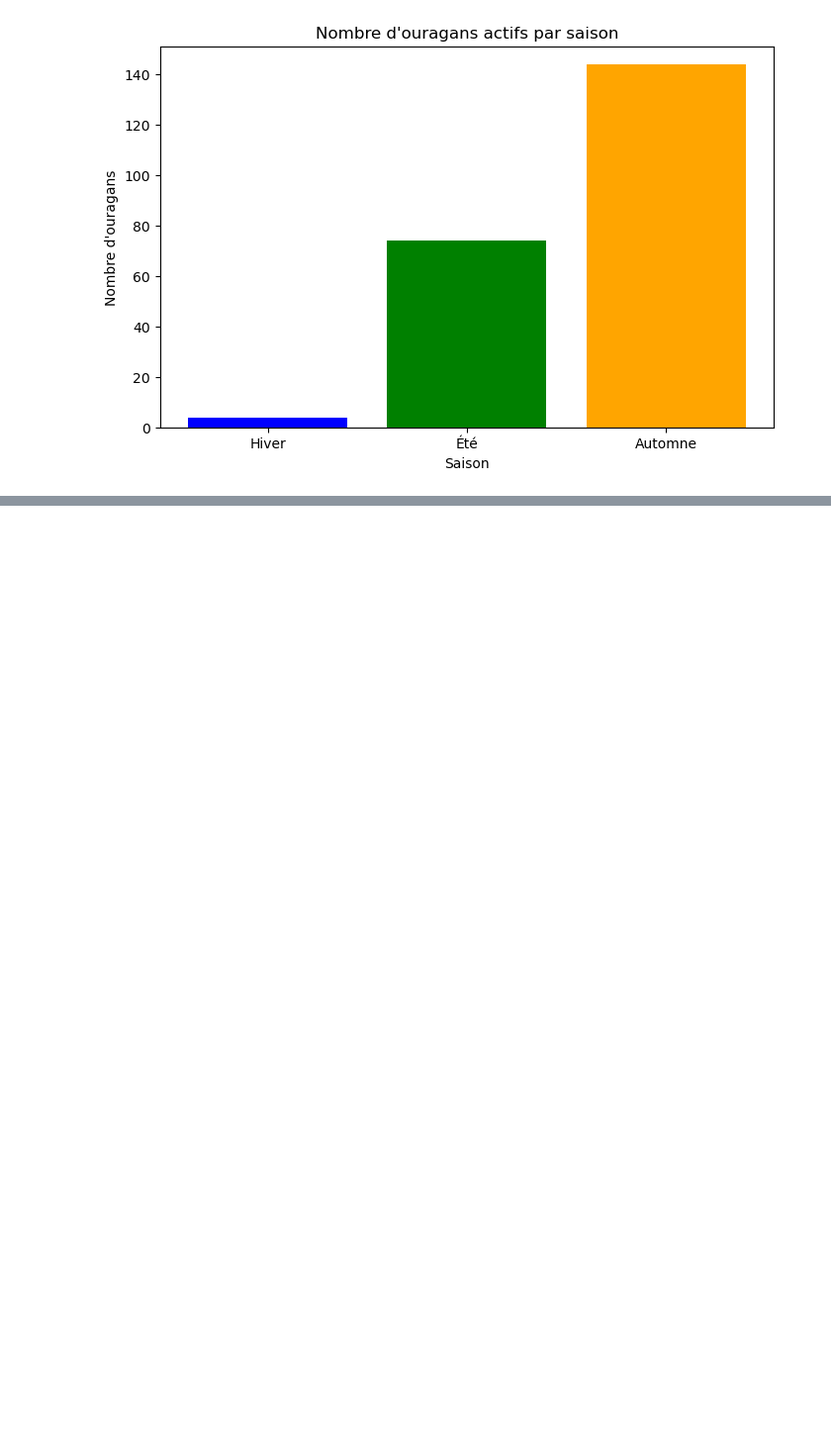
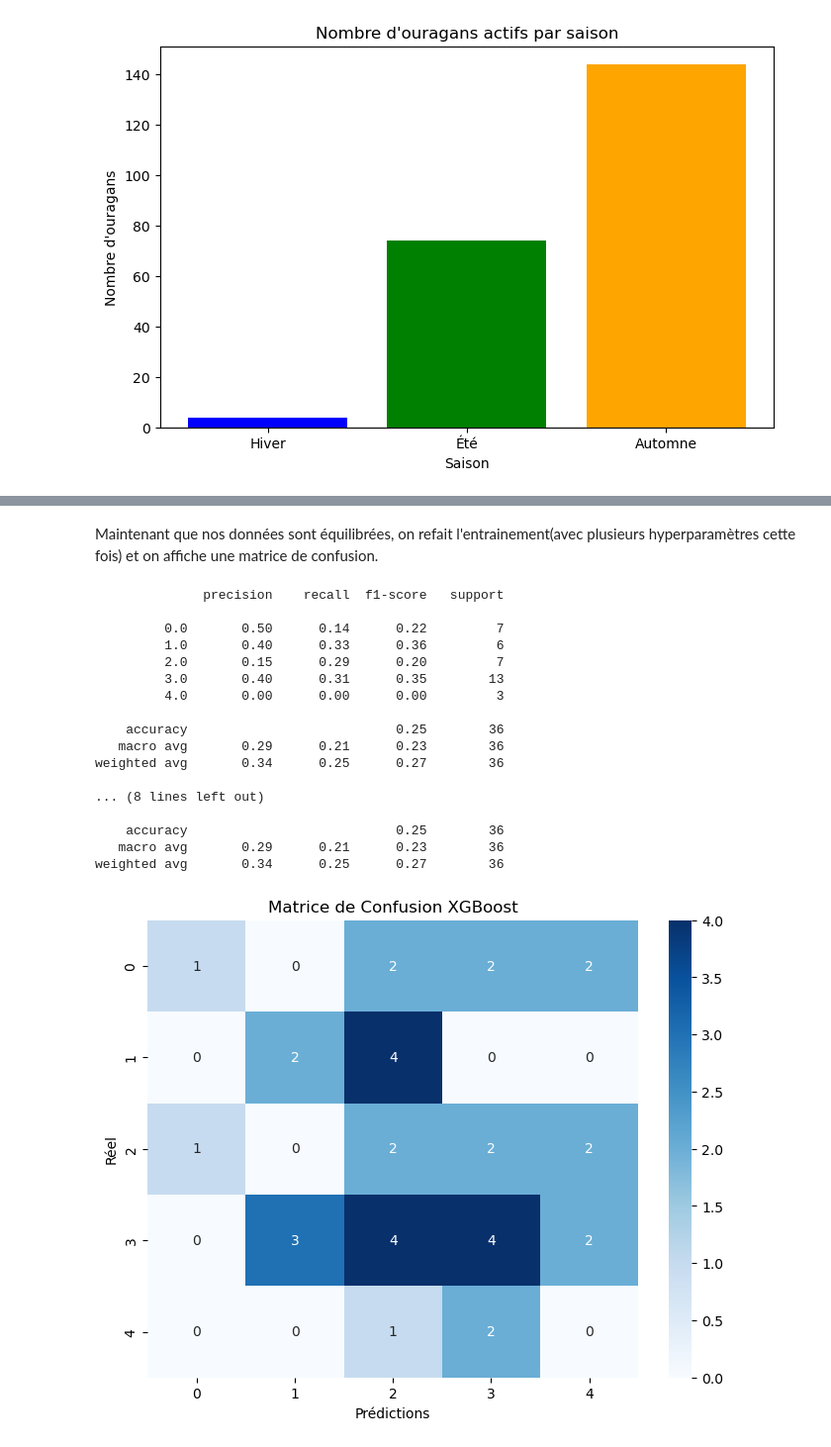
Before and after one commit to andersontess/Projet-Bio-Info, a Jupyter notebook: tess_mitopke_ruffine_kone_2.ipynb, the cells around one changed output, grey strips where cells are left out. Shown at 99% size. Cells and saved outputs as stored; diff of their text form; code cells hidden in the pictures; blank space fills up the shorter version.

```diff
--- a/tess_mitopke_ruffine_kone_2.ipynb
+++ b/tess_mitopke_ruffine_kone_2.ipynb
@@ -1167,0 +1369,13 @@ if __name__ == "__main__":
+# %%
+from imblearn.over_sampling import SMOTE
+
+#On sépare les données en ensemble d'entraînement et de test
+X_train, X_test, y_train, y_test = train_test_split(features, labels, test_size=0.2, random_state=42)
+
+#On applique SMOTE uniquement sur l'ensemble d'entraînement
+smote = SMOTE(random_state=42)
+X_train_resampled, y_train_resampled = smote.fit_resample(X_train, y_train)
+
+# Vérifier le nombre d'échantillons après SMOTE
+import pandas as pd
+print(pd.Series(y_train_resampled).value_counts())
@@ -1167,0 +1390,55 @@ if __name__ == "__main__":
+# %% [markdown]
+Maintenant que nos données sont équilibrées, on refait l'entrainement(avec plusieurs hyperparamètres cette fois) et on affiche une matrice de confusion.
+# %%
+from sklearn.utils import class_weight
+#Calcul des poids par classe en fonction de la fréquence des classes dans y_train_resampled
+weights = class_weight.compute_sample_weight(class_weight='balanced', y=y_train_resampled)
+
+#Entraînement du modèle XGBoost avec les poids
+model_xgb = xgb.XGBClassifier(
+    eval_metric='mlogloss',
+    random_state=42,
+    n_estimators=100,
+    learning_rate=0.1,
+    max_depth=6
+)
+
+model_xgb.fit(X_train_resampled, y_train_resampled, sample_weight=weights)
+
+#Prédiction sur l'ensemble de test
+y_pred_xgb = model_xgb.predict(X_test)
+print(classification_report(y_test, y_pred_xgb))
+
+#Évaluation du modèle
+print("Classification Report XGBoost:")
+print(classification_report(y_test, y_pred_xgb))
+
+#Calcul de la matrice de confusion
+conf_matrix = confusion_matrix(y_test, y_pred_xgb)
+
+#Visualisation de la matrice de confusion avec seaborn
+plt.figure(figsize=(8, 6))
+sns.heatmap(conf_matrix, annot=True, fmt='d', cmap='Blues', xticklabels=[0, 1, 2, 3, 4], yticklabels=[0, 1, 2, 3, 4])
+plt.xlabel('Prédictions')
+plt.ylabel('Réel')
+plt.title('Matrice de Confusion XGBoost')
+plt.show()
+# %% [output]
+              precision    recall  f1-score   support
+
+         0.0       0.50      0.14      0.22         7
+         1.0       0.40      0.33      0.36         6
+         2.0       0.15      0.29      0.20         7
+         3.0       0.40      0.31      0.35        13
+         4.0       0.00      0.00      0.00         3
+
+    accuracy                           0.25        36
+   macro avg       0.29      0.21      0.23        36
+weighted avg       0.34      0.25      0.27        36
+
+... (8 lines left out)
+
+    accuracy                           0.25        36
+   macro avg       0.29      0.21      0.23        36
+weighted avg       0.34      0.25      0.27        36
+[figure, added]
```
Also changed, not shown: parts of 40 cells of this notebook.
